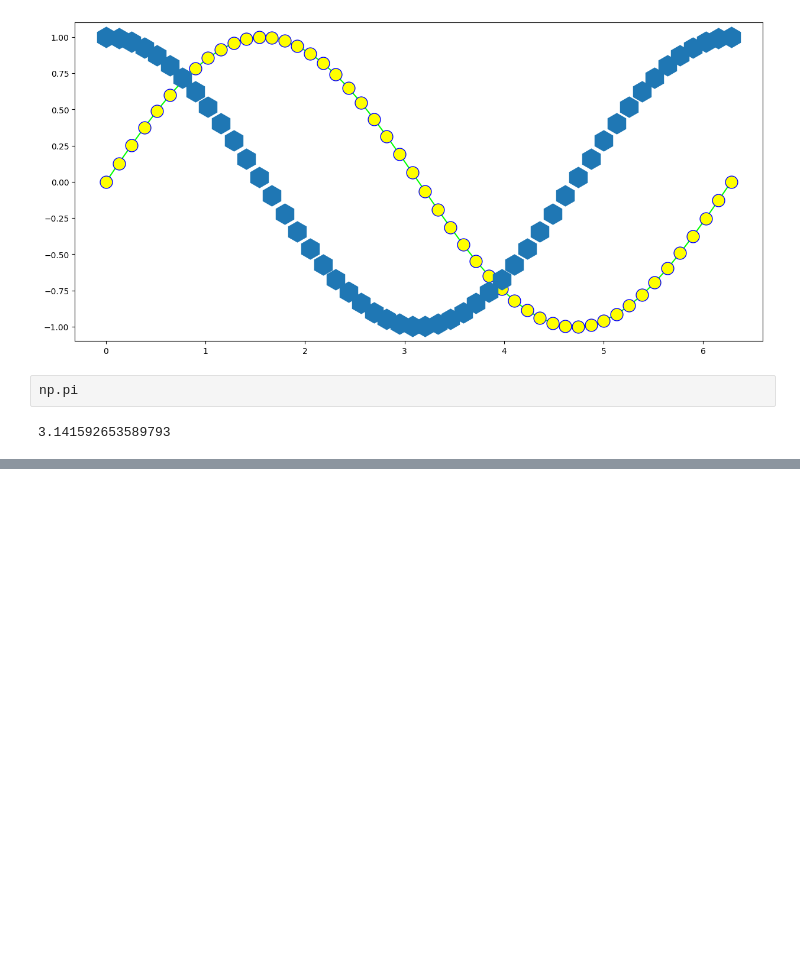
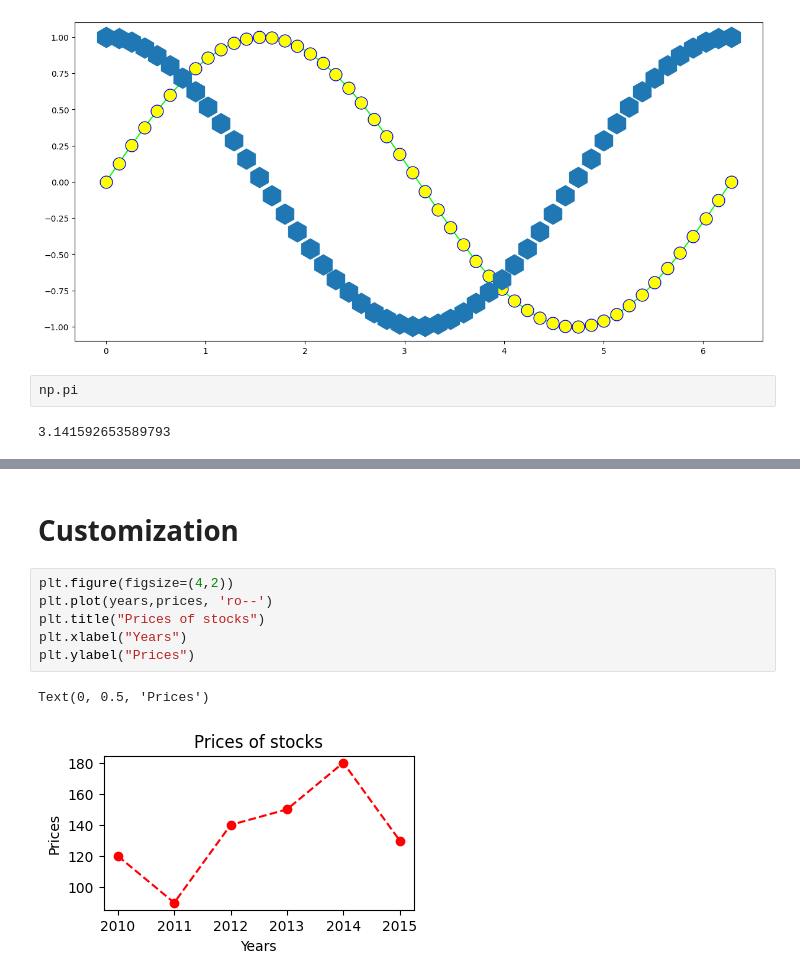
Before and after one commit to y-usuf09/Python---Data-Analytics, a Jupyter notebook: Data Analysis/visualization.ipynb, the cells around one changed output, grey strips where cells are left out. Drawn from its saved outputs; the diff is of its cells as text; blank space fills up the shorter version.

```diff
--- a/Data Analysis/visualization.ipynb
+++ b/Data Analysis/visualization.ipynb
@@ -38,0 +86,11 @@ np.pi
+# %% [markdown]
+# Customization
+# %%
+plt.figure(figsize=(4,2))
+plt.plot(years,prices, 'ro--')
+plt.title("Prices of stocks")
+plt.xlabel("Years")
+plt.ylabel("Prices")
+# %% [output]
+Text(0, 0.5, 'Prices')
+[figure, added]
```
Also changed, not shown: parts of 10 cells of this notebook.
